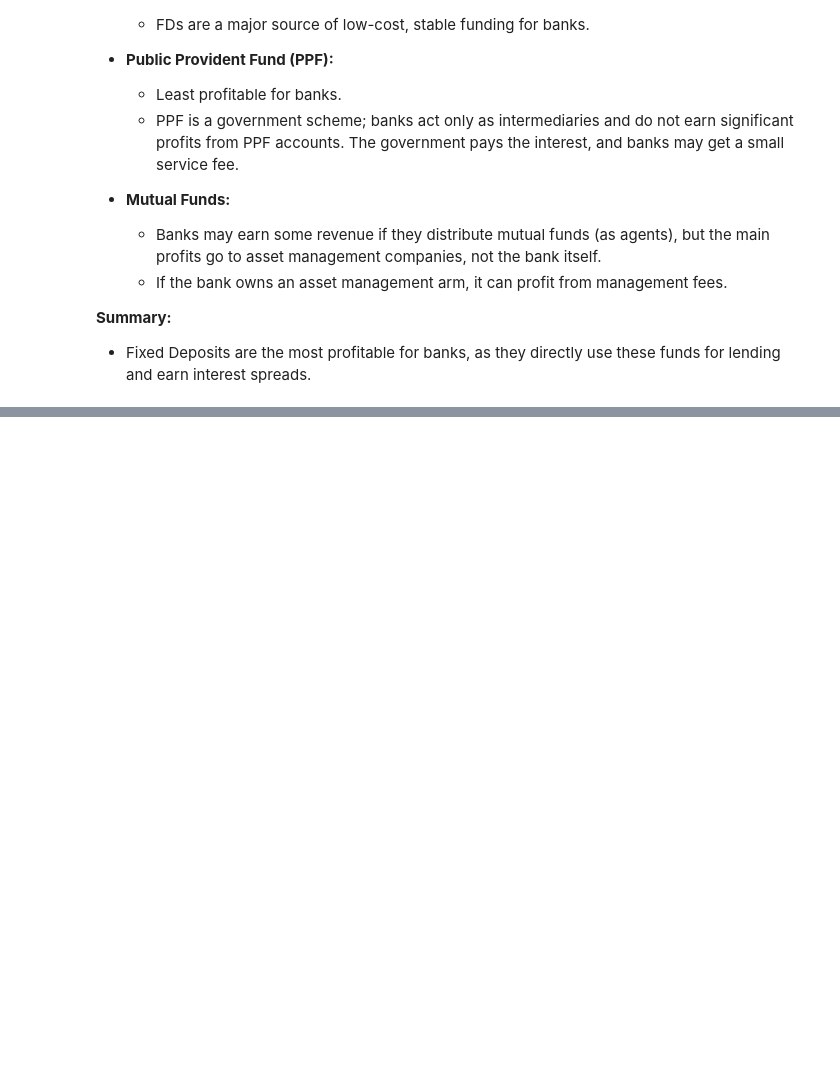
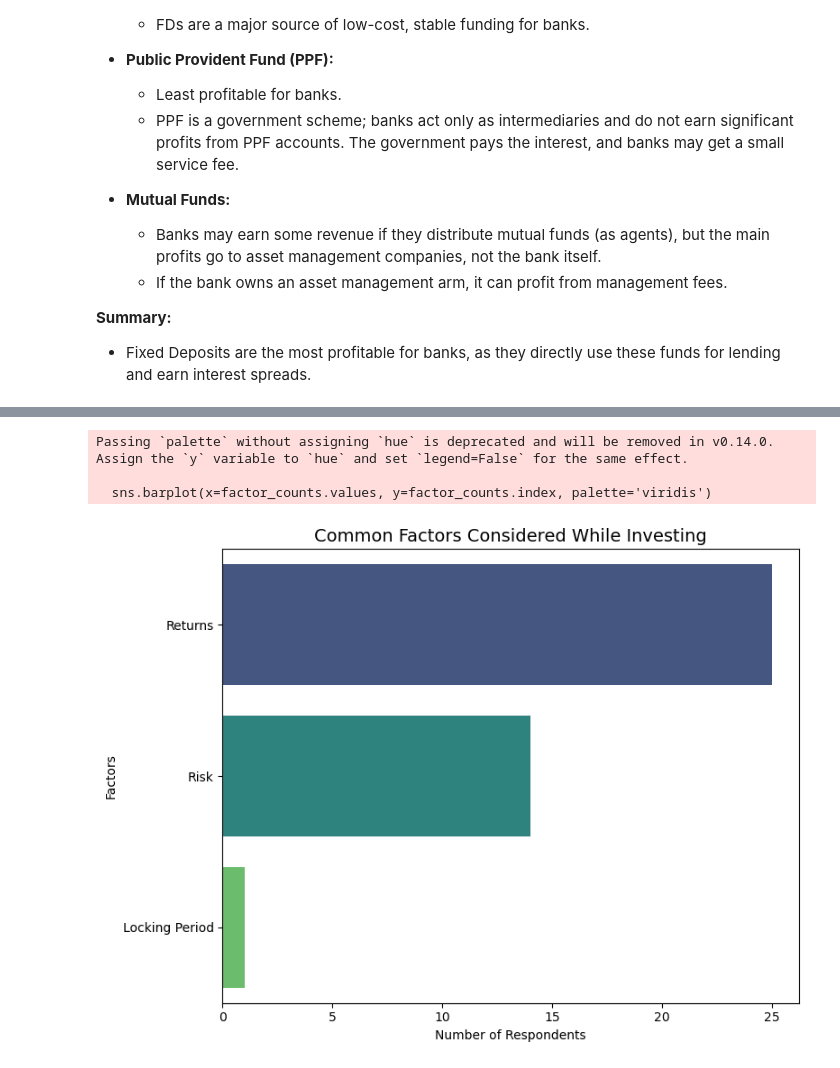
Before and after one commit to abu12365b/kaggleFianceAnalysis, a Jupyter notebook: Analysis.ipynb, the cells around one changed output, grey strips where cells are left out. Saved outputs shown, nothing was run; the diff lists cells and outputs as text; code cells hidden in the pictures; blank space fills up the shorter version.

```diff
--- a/Analysis.ipynb
+++ b/Analysis.ipynb
@@ -476,0 +487,21 @@ From a bank's perspective, the profitability of these investment options differs
+# %%
+# For factors
+all_factors = df['Factor'].dropna().str.split(',').explode().str.strip()
+factor_counts = all_factors.value_counts()
+
+# For objectives
+all_objectives = df['Objective'].dropna().str.split(',').explode().str.strip()
+objective_counts = all_objectives.value_counts()
+  # Plot: Horizontal bar chart
+plt.figure(figsize=(8,6))
+sns.barplot(x=factor_counts.values, y=factor_counts.index, palette='viridis')
+plt.title('Common Factors Considered While Investing', fontsize=14)
+plt.xlabel('Number of Respondents')
+plt.ylabel('Factors')
+plt.tight_layout()
+plt.show()
+# %% [output]
+Passing `palette` without assigning `hue` is deprecated and will be removed in v0.14.0. Assign the `y` variable to `hue` and set `legend=False` for the same effect.
+
+  sns.barplot(x=factor_counts.values, y=factor_counts.index, palette='viridis')
+[figure, added]
```
Also changed, not shown: parts of 7 cells of this notebook.
